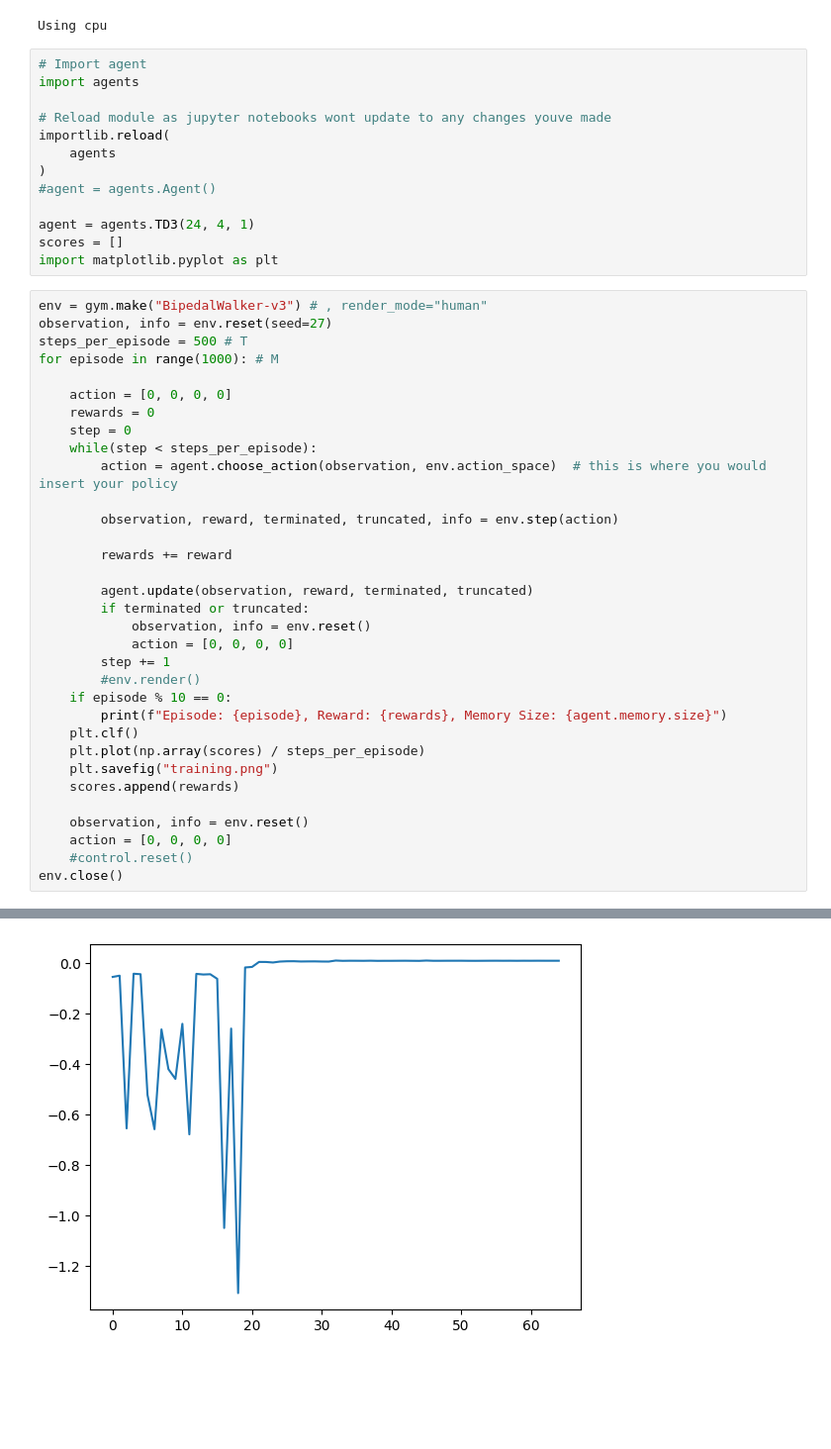
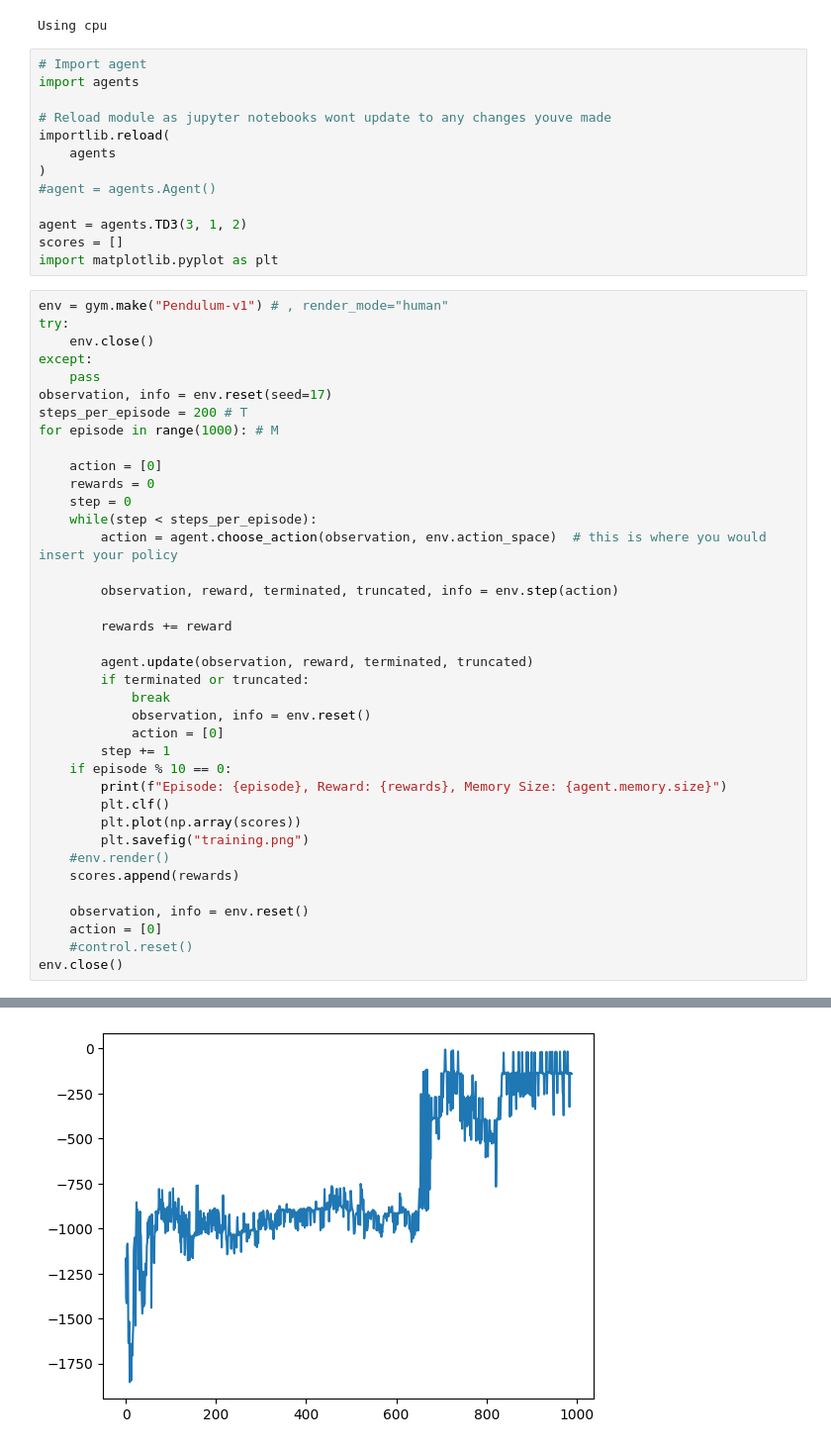
Before and after one commit to SamGuard/ReinforcementLearningCW2, a Jupyter notebook: main.ipynb, the cells around one changed output, grey strips where cells are left out. Shown at 99% size. Cells and saved outputs as stored; diff of their text form; blank space fills up the shorter version.

```diff
--- a/main.ipynb
+++ b/main.ipynb
@@ -35,16 +35,20 @@ importlib.reload(
 )
 #agent = agents.Agent()
 
-agent = agents.TD3(24, 4, 1)
+agent = agents.TD3(3, 1, 2)
 scores = []
 import matplotlib.pyplot as plt
 # %%
-env = gym.make("BipedalWalker-v3") # , render_mode="human"
-observation, info = env.reset(seed=27)
-steps_per_episode = 500 # T
+env = gym.make("Pendulum-v1") # , render_mode="human"
+try:
+    env.close()
+except:
+    pass
+observation, info = env.reset(seed=17)
+steps_per_episode = 200 # T
 for episode in range(1000): # M
 
-    action = [0, 0, 0, 0]
+    action = [0]
     rewards = 0
     step = 0
     while(step < steps_per_episode):
@@ -56,19 +60,20 @@ for episode in range(1000): # M
 
         agent.update(observation, reward, terminated, truncated)
         if terminated or truncated:
+            break
             observation, info = env.reset()
-            action = [0, 0, 0, 0]
+            action = [0]
         step += 1
-        #env.render()
     if episode % 10 == 0:
         print(f"Episode: {episode}, Reward: {rewards}, Memory Size: {agent.memory.size}")
-    plt.clf()
-    plt.plot(np.array(scores) / steps_per_episode)
-    plt.savefig("training.png")
+        plt.clf()
+        plt.plot(np.array(scores))
+        plt.savefig("training.png")
+    #env.render()
     scores.append(rewards)
 
     observation, info = env.reset()
-    action = [0, 0, 0, 0]
+    action = [0]
     #control.reset()
 env.close()
 # %% [output]
@@ -77 +97 @@ KeyboardInterrupt:
-[figure, old version]
+[figure, new version]
```
Also changed, not shown: parts of 4 cells of this notebook, 4 other files.
